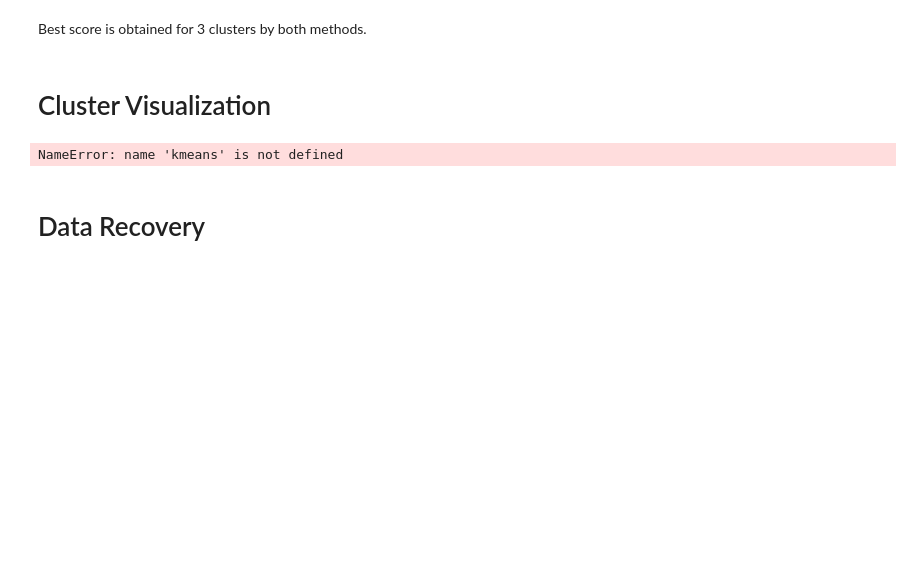
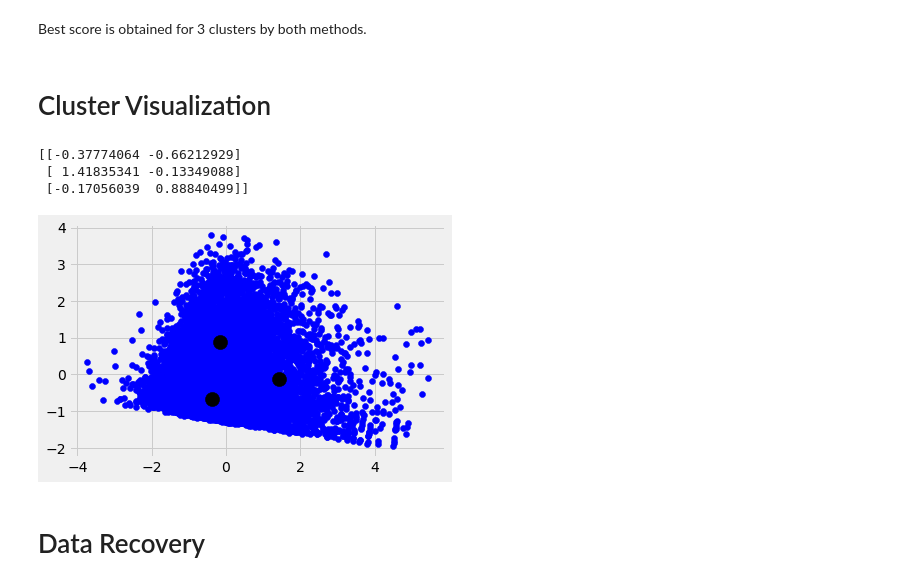
Before and after one commit to utkarshut/Machine-Learning-Algorithm, a Jupyter notebook: Customer_Segmentation-master/customer_segmentation.ipynb, the cells around one changed output. Cells and saved outputs as stored; diff of their text form; code cells hidden in the pictures; blank space fills up the shorter version.

```diff
--- a/Customer_Segmentation-master/customer_segmentation.ipynb
+++ b/Customer_Segmentation-master/customer_segmentation.ipynb
@@ -846,11 +893,16 @@ Best score is obtained for 3 clusters by both methods.
 clusterer = GaussianMixture(n_components=3).fit(reduced_data)
 preds = clusterer.predict(reduced_data)
 centers = clusterer.means_
+print(centers)
+# %% [output]
+[[-0.37774064 -0.66212929]
+ [ 1.41835341 -0.13349088]
+ [-0.17056039  0.88840499]]
 # %%
-plt.scatter(reduced_data['Dimension 1'], reduced_data['Dimension 2'], c=kmeans.labels_, cmap='viridis')
-plt.scatter(centers[:,0], centers[:, 1], c='black', s=200, alpha=0.5);
+plt.scatter(reduced_data['Dimension 1'], reduced_data['Dimension 2'], c='blue', cmap='viridis')
+plt.scatter(centers[:,0], centers[:, 1], c='black', s=200, alpha=1);
 # %% [output]
-NameError: name 'kmeans' is not defined
+[figure, added]
 # %% [markdown]
 # Data Recovery
 # %%
```
Also changed, not shown: parts of 12 cells of this notebook, 4 other files.
